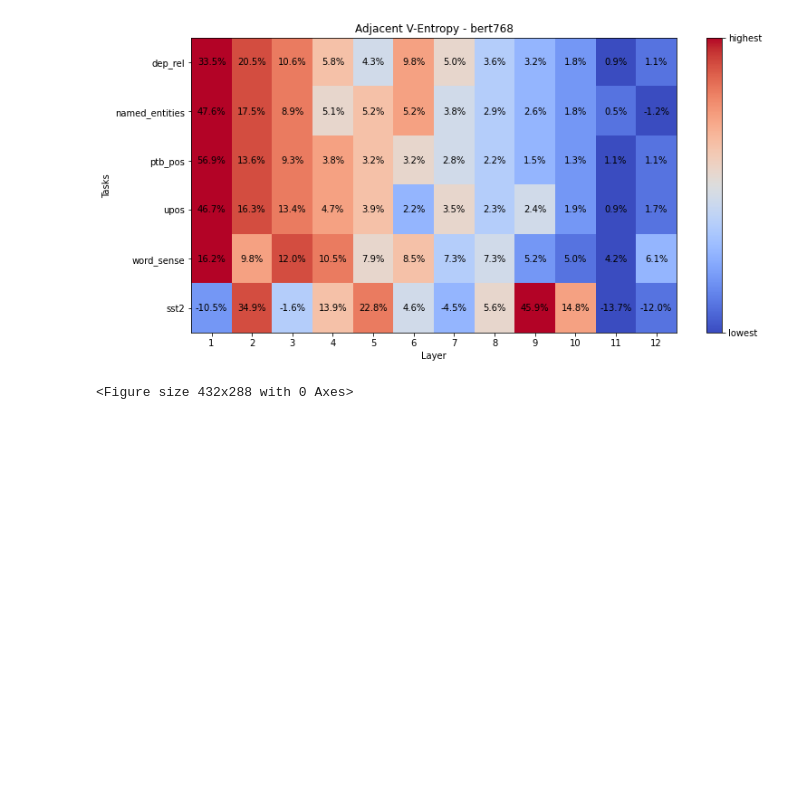
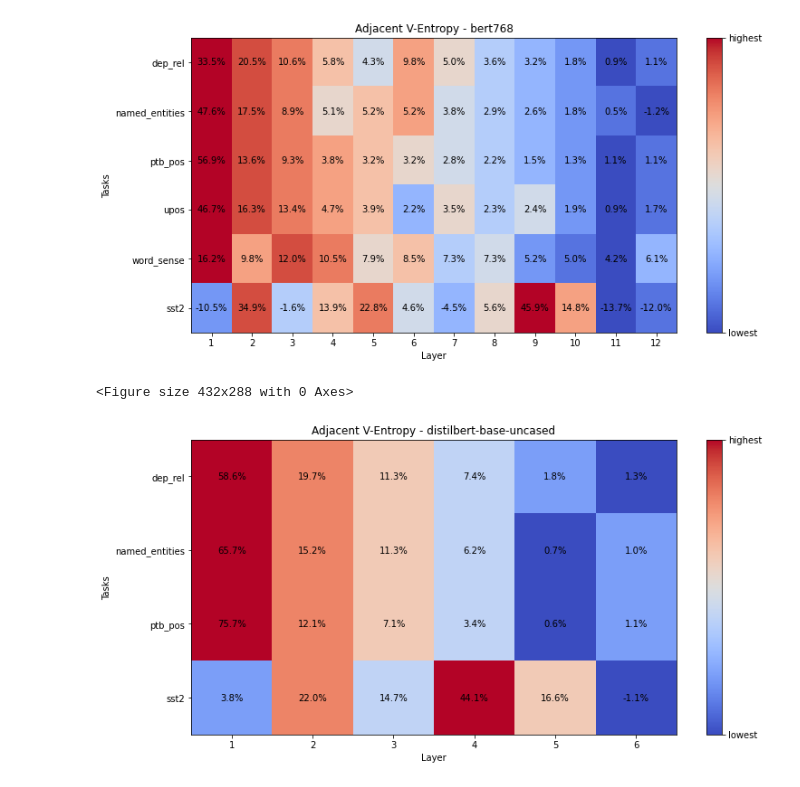
Before and after one commit to Haotian-Qi/conditional-probing-fork, a Jupyter notebook: heatmap.ipynb, the cells around one changed output. Saved outputs shown, nothing was run; the diff lists cells and outputs as text; code cells hidden in the pictures; blank space fills up the shorter version.

Commit message:
heatmap using average

```diff
--- a/heatmap.ipynb
+++ b/heatmap.ipynb
@@ -78,3 +78,83 @@ for count, model in enumerate(models):
 <Figure size 432x288 with 0 Axes>
 [figure]
 <Figure size 432x288 with 0 Axes>
+# %%
+import os
+import numpy as np
+import matplotlib.pyplot as plt
+import seaborn as sns
+from matplotlib.ticker import FixedFormatter
+
+#between -1 and 1
+def normalise(data):
+    return 2*(data - np.min(data)) / (np.max(data) - np.min(data))-1
+
+def get_data(task,model_name,layer_number):
+    single_layers = ['reports/{}-{}-layer{}.yaml.results/dev.v_entropy'.format(task,model_name,i) for i in range(0,layer_number)] #(0-5)
+    two_layers = ['reports/{}-{}-layer{}-{}.yaml.results/dev.v_entropy'.format(task,model_name,i,i+1) for i in range(0,layer_number)] #(0-1),(1,2)
+    two_layers_extra = ['reports/{}-{}-layer{}-{}_{}.yaml.results/dev.v_entropy'.format(task,model_name,i,i+1,x) for i in range(0,layer_number) for x in range(1,5)] #(0-1),(1,2)
+
+    base = []
+    cond = []
+    for file_path in single_layers:
+        if os.path.isfile(file_path):
+            with open(file_path, "r") as f:
+                base.append(float(f.read().strip()))
+        else:
+            print("Path Invalid")
+
+    counter = 0
+    for two_layer_file_path in two_layers:
+        temp = []
+        if os.path.isfile(two_layer_file_path):
+            with open(two_layer_file_path, "r") as f:
+                temp.append(float(f.read().strip()))
+            for i in range(4):
+                with open(two_layers_extra[counter + i], "r") as f:
+                    temp.append(float(f.read().strip()))
+            counter+=4
+            cond.append((sum(temp)/len(temp)))
+        else:
+            print("Path Invalid")
+    r = [(b-c) for b, c in zip(base, cond)]
+    return r
+
+tasks=["dep_rel","named_entities","ptb_pos","sst2"]
+models=["MiniLMv2-L6-H768-distilled-from-BERT-Base","distilbert-base-uncased","bert768"]
+layer_numbers=[6,6,12,8,12]
+
+
+for count, model in enumerate(models):
+    results = np.empty((0,layer_numbers[count]))
+    for task in tasks:
+        r = get_data(task, model,layer_numbers[count])
+        results = np.append(results, [r], axis=0)
+    x_indices = range(1, layer_numbers[count] + 1)
+    plt.figure(figsize=(12,6))
+    plt.title("Adjacent V-Entropy - "+model)
+
+    b = np.argsort(np.argsort(results, axis=1), axis=1)
+    im = plt.imshow(b, aspect="auto", cmap="coolwarm")
+    plt.colorbar(im, ticks=np.array([0.0, 1.0])*b.max(),
+                format=FixedFormatter(["lowest", "highest"]))
+
+
+    percentages = results.T/results.T.sum(axis=0) * 100
+
+    for i in range(results.shape[0]):
+        for j in range(results.shape[1]):
+            #plt.text(j,i,format(results[i,j], '.4f'), ha="center", va="center",)
+            plt.text(j,i,format(percentages.T[i,j], '.1f') + "%", ha="center", va="center",)
+
+    plt.xlabel('Layer')
+    plt.ylabel('Tasks')
+    plt.xticks(ticks=range(0,layer_numbers[count]), labels=range(1,layer_numbers[count]+1))
+    plt.yticks(ticks=range(0,len(tasks)), labels=tasks)
+    # plt.savefig('graphs/Adjacent-Heatmap/Adjacent heatmap non percent {}.jpg'.format(model), dpi=200)
+    # plt.savefig('graphs/Adjacent-Heatmap/Adjacent heatmap non percent {}.svg'.format(model), dpi=200)
+    # plt.savefig('graphs/Adjacent-Heatmap/Adjacent heatmap {}.jpg'.format(model), dpi=200)
+    # plt.savefig('graphs/Adjacent-Heatmap/Adjacent heatmap {}.svg'.format(model), dpi=200)
+    plt.show()
+    plt.clf()
+# %% [output]
+[figure, added]
```
Also changed, not shown: parts of 2 cells of this notebook.
